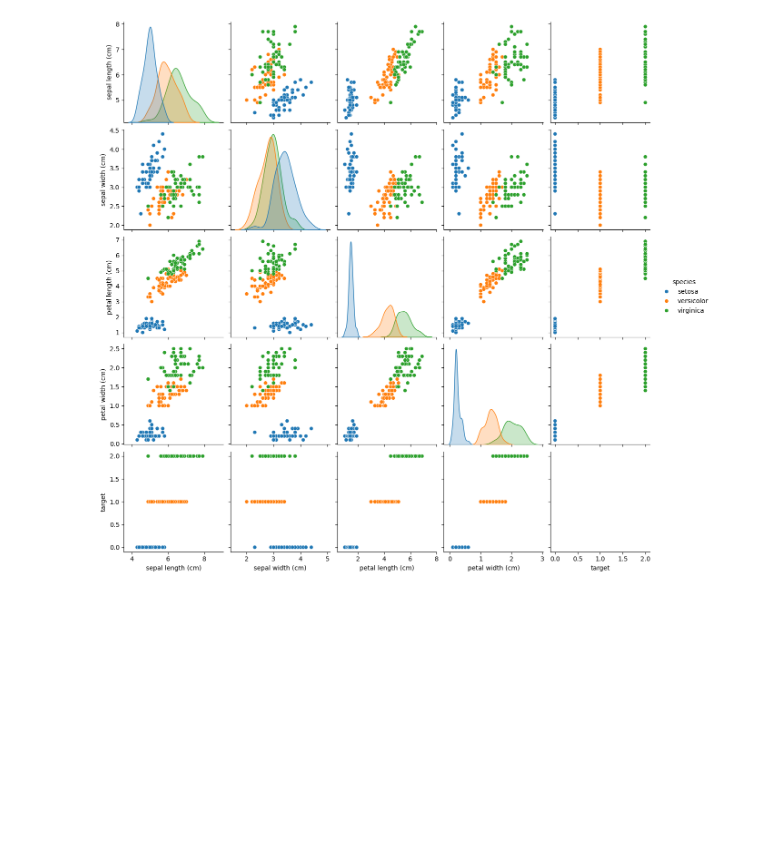
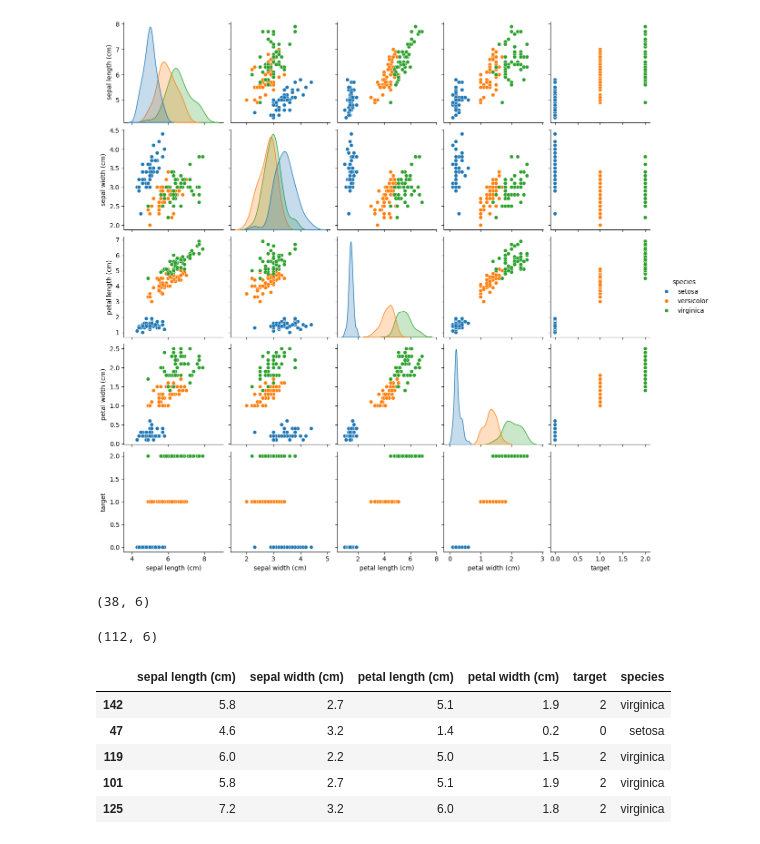
Before and after one commit to adhiraima/machine_learning, a Jupyter notebook: iris.ipynb, the cells around one changed output. Drawn from its saved outputs; the diff is of its cells as text; code cells hidden in the pictures; blank space fills up the shorter version.

```diff
--- a/iris.ipynb
+++ b/iris.ipynb
@@ -168,3 +168,24 @@ sns.pairplot(iris_dataframe, hue='species')
 plt.show()
 # %% [output]
 [figure]
+# %%
+from sklearn.model_selection import train_test_split
+
+df_train, df_test = train_test_split(iris_dataframe, test_size=0.25)
+
+df_test.shape
+# %% [output]
+(38, 6)
+# %%
+df_train.shape
+# %% [output]
+(112, 6)
+# %%
+df_train.head()
+# %% [output]
+|  | sepal length (cm) | sepal width (cm) | petal length (cm) | petal width (cm) | target | species |
+| 142 | 5.8 | 2.7 | 5.1 | 1.9 | 2 | virginica |
+| 47 | 4.6 | 3.2 | 1.4 | 0.2 | 0 | setosa |
+| 119 | 6.0 | 2.2 | 5.0 | 1.5 | 2 | virginica |
+| 101 | 5.8 | 2.7 | 5.1 | 1.9 | 2 | virginica |
+| 125 | 7.2 | 3.2 | 6.0 | 1.8 | 2 | virginica |
```
Also changed, not shown: parts of 11 cells of this notebook.
